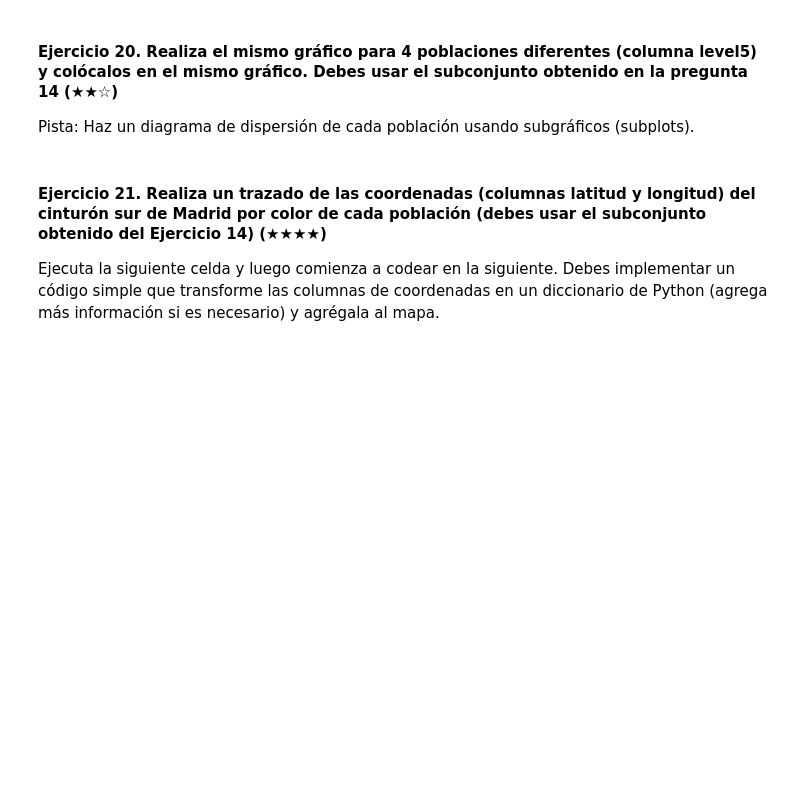
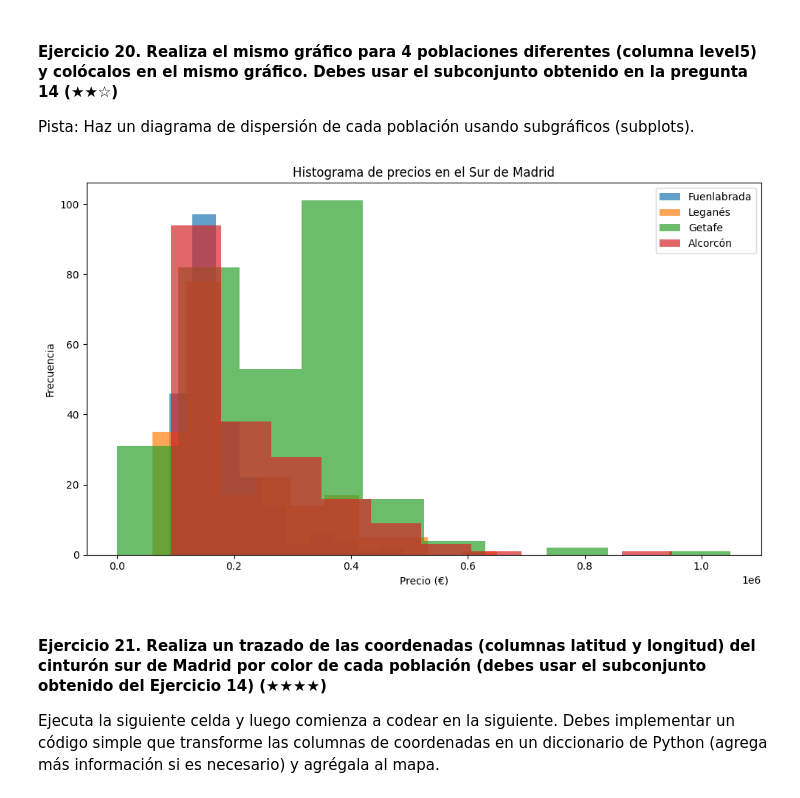
Before and after one commit to AnderTxuCode/anderbermudo-realestate-datacleanup-exercise, a Jupyter notebook: project.es.ipynb, the cells around one changed output. Saved outputs shown, nothing was run; the diff lists cells and outputs as text; code cells hidden in the pictures; blank space fills up the shorter version.

```diff
--- a/project.es.ipynb
+++ b/project.es.ipynb
@@ -291,4 +399,14 @@ Pista: Puedes ayudarte revisando la demostración multihist de Matplotlib.
 
 Pista: Crea una nueva columna llamada `pps` (price per square en inglés) y luego analiza los valores
 # %%
-# TODO
+sur['pps'] = sur['price'] / sur['surface']
+
+getafe_alcorcon = sur[sur['level5'].isin(["Getafe", "Alcorcón"])]
+
+
+getafeDif = getafe_alcorcon[getafe_alcorcon['level5'] == 'Getafe']['pps'].mean()
+alcorconDif = getafe_alcorcon[getafe_alcorcon['level5'] == 'Alcorcón']['pps'].mean()
+
+print("Precio por metro cuadrado en Getafe:", getafeDif)
+print("Precio por metro cuadrado en Alcorcón:", alcorconDif)
+print("Se puede observar que el precio es mayor en Alcorcón")
@@ -296,7 +423,20 @@ Pista: Crea una nueva columna llamada `pps` (price per square en inglés) y lueg
 #### Ejercicio 20. Realiza el mismo gráfico para 4 poblaciones diferentes (columna level5) y colócalos en el mismo gráfico. Debes usar el subconjunto obtenido en la pregunta 14 (★★☆)
 Pista: Haz un diagrama de dispersión de cada población usando subgráficos (subplots).
 # %%
-# TODO
+plt.figure(figsize=(10, 6))
+
+ciudades = ["Fuenlabrada", "Leganés", "Getafe", "Alcorcón"]
+for ciudad in ciudades:
+    plt.hist(sur[sur['level5'] == ciudad]['price'], alpha=0.7, label=ciudad)
+
+plt.title('Histograma de precios en el Sur de Madrid')
+plt.xlabel('Precio (€)')
+plt.ylabel('Frecuencia')
+plt.legend()
+plt.tight_layout()
+plt.show()
+# %% [output]
+[figure, added]
 # %% [markdown]
 #### Ejercicio 21. Realiza un trazado de las coordenadas (columnas latitud y longitud) del cinturón sur de Madrid por color de cada población (debes usar el subconjunto obtenido del Ejercicio 14) (★★★★)
 
```
Also changed, not shown: parts of 8 cells of this notebook.
